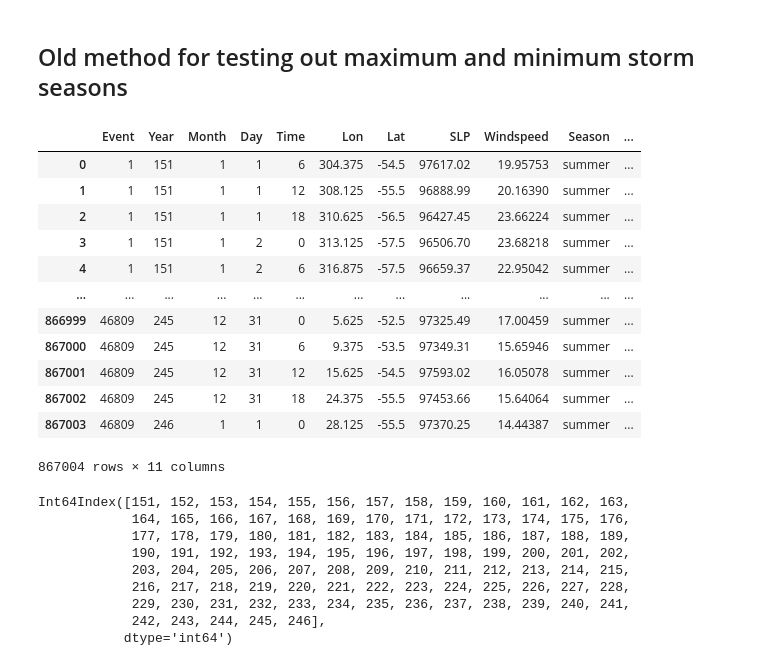
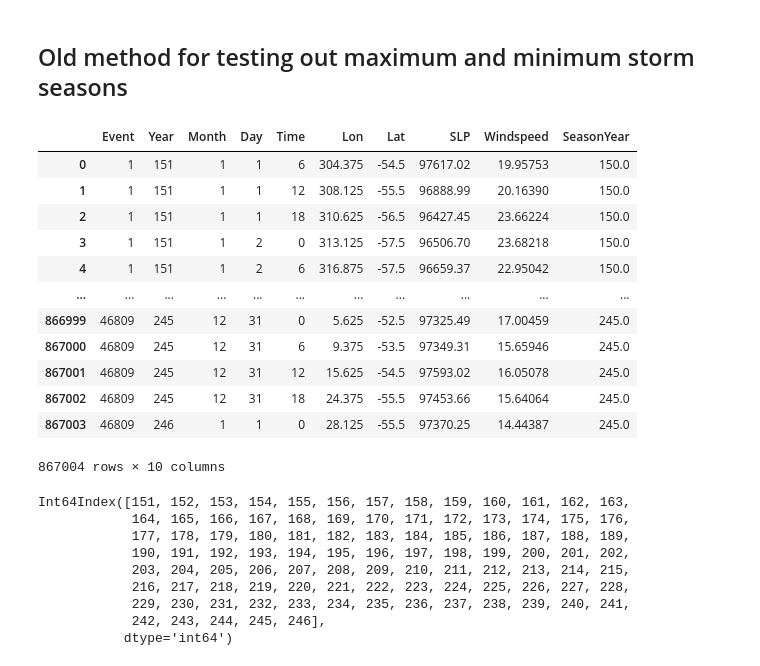
Before and after one commit to keturner8/stormtrack_variability, a Jupyter notebook: notebooks/storm_center_variability_CM4.ipynb, the cells around one changed output. Saved outputs shown, nothing was run; the diff lists cells and outputs as text; code cells hidden in the pictures.

```diff
--- a/notebooks/storm_center_variability_CM4.ipynb
+++ b/notebooks/storm_center_variability_CM4.ipynb
@@ -97,34 +97,22 @@ test2[1::2].sortby(test2[1::2]).time[:7], test2[1::2].sortby(test2[1::2]).time[-
    * time     (time) object 0183-12-16 08:00:00 ... 0202-12-16 08:00:00)
 # %% [markdown]
 ## Old method for testing out maximum and minimum storm seasons
-# %%
-def assign_sh_season(row):
-    month = row['Month']
-    year = row['Year']
-    if month in [10,11,12]:
-        return pd.Series({'Season': 'summer', 'SeasonYear': year + 1})
-    elif month in [1, 2, 3]:
-        return pd.Series({'Season': 'summer', 'SeasonYear': year})
-    elif month in [4, 5, 6, 7, 8, 9]:
-        return pd.Series({'Season': 'winter', 'SeasonYear': year})
-
-df[['Season', 'SeasonYear']] = df.apply(assign_sh_season, axis=1)
 # %%
-df.loc[df['Month'].isin(range(10)), 'SeasonYear'] = df['Year']
-df.loc[df['Month'].isin([10,11,12]), 'SeasonYear'] = df['Year'] + 1
+df.loc[df['Month'].isin([1,2]), 'SeasonYear'] = df['Year'] - 1
+df.loc[df['Month'].isin([3,4,5,6,7,8,9,10,11,12]), 'SeasonYear'] = df['Year']
 df
 # %% [output]
-|  | Event | Year | Month | Day | Time | Lon | Lat | SLP | Windspeed | Season | ... |
-| 0 | 1 | 151 | 1 | 1 | 6 | 304.375 | -54.5 | 97617.02 | 19.95753 | summer | ... |
-| 1 | 1 | 151 | 1 | 1 | 12 | 308.125 | -55.5 | 96888.99 | 20.16390 | summer | ... |
-| 2 | 1 | 151 | 1 | 1 | 18 | 310.625 | -56.5 | 96427.45 | 23.66224 | summer | ... |
-| 3 | 1 | 151 | 1 | 2 | 0 | 313.125 | -57.5 | 96506.70 | 23.68218 | summer | ... |
-| 4 | 1 | 151 | 1 | 2 | 6 | 316.875 | -57.5 | 96659.37 | 22.95042 | summer | ... |
-| ... | ... | ... | ... | ... | ... | ... | ... | ... | ... | ... | ... |
-| 866999 | 46809 | 245 | 12 | 31 | 0 | 5.625 | -52.5 | 97325.49 | 17.00459 | summer | ... |
-| 867000 | 46809 | 245 | 12 | 31 | 6 | 9.375 | -53.5 | 97349.31 | 15.65946 | summer | ... |
-| 867001 | 46809 | 245 | 12 | 31 | 12 | 15.625 | -54.5 | 97593.02 | 16.05078 | summer | ... |
-| 867002 | 46809 | 245 | 12 | 31 | 18 | 24.375 | -55.5 | 97453.66 | 15.64064 | summer | ... |
-| 867003 | 46809 | 246 | 1 | 1 | 0 | 28.125 | -55.5 | 97370.25 | 14.44387 | summer | ... |
+|  | Event | Year | Month | Day | Time | Lon | Lat | SLP | Windspeed | SeasonYear |
+| 0 | 1 | 151 | 1 | 1 | 6 | 304.375 | -54.5 | 97617.02 | 19.95753 | 150.0 |
+| 1 | 1 | 151 | 1 | 1 | 12 | 308.125 | -55.5 | 96888.99 | 20.16390 | 150.0 |
+| 2 | 1 | 151 | 1 | 1 | 18 | 310.625 | -56.5 | 96427.45 | 23.66224 | 150.0 |
+| 3 | 1 | 151 | 1 | 2 | 0 | 313.125 | -57.5 | 96506.70 | 23.68218 | 150.0 |
+| 4 | 1 | 151 | 1 | 2 | 6 | 316.875 | -57.5 | 96659.37 | 22.95042 | 150.0 |
+| ... | ... | ... | ... | ... | ... | ... | ... | ... | ... | ... |
+| 866999 | 46809 | 245 | 12 | 31 | 0 | 5.625 | -52.5 | 97325.49 | 17.00459 | 245.0 |
+| 867000 | 46809 | 245 | 12 | 31 | 6 | 9.375 | -53.5 | 97349.31 | 15.65946 | 245.0 |
+| 867001 | 46809 | 245 | 12 | 31 | 12 | 15.625 | -54.5 | 97593.02 | 16.05078 | 245.0 |
+| 867002 | 46809 | 245 | 12 | 31 | 18 | 24.375 | -55.5 | 97453.66 | 15.64064 | 245.0 |
+| 867003 | 46809 | 246 | 1 | 1 | 0 | 28.125 | -55.5 | 97370.25 | 14.44387 | 245.0 |
-867004 rows × 11 columns
+867004 rows × 10 columns
 # %%
```
Also changed, not shown: parts of 8 cells of this notebook, 4 other files.
